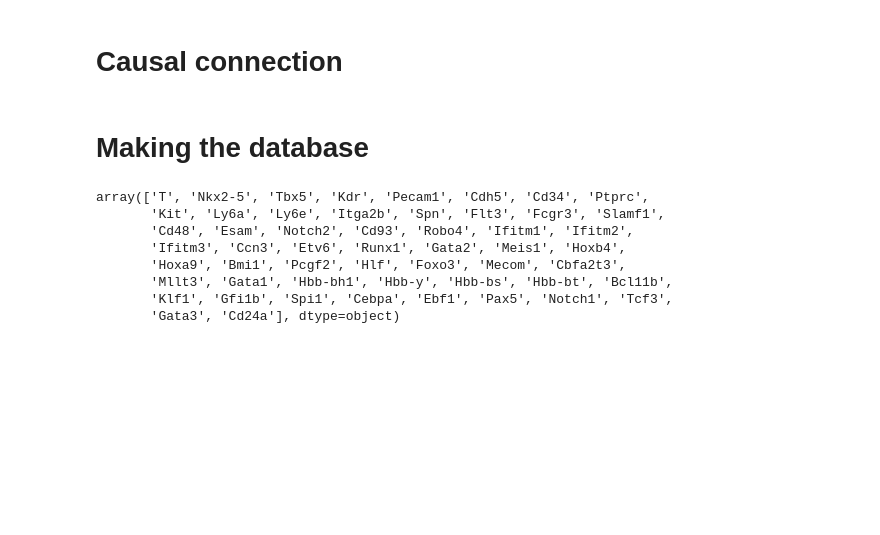
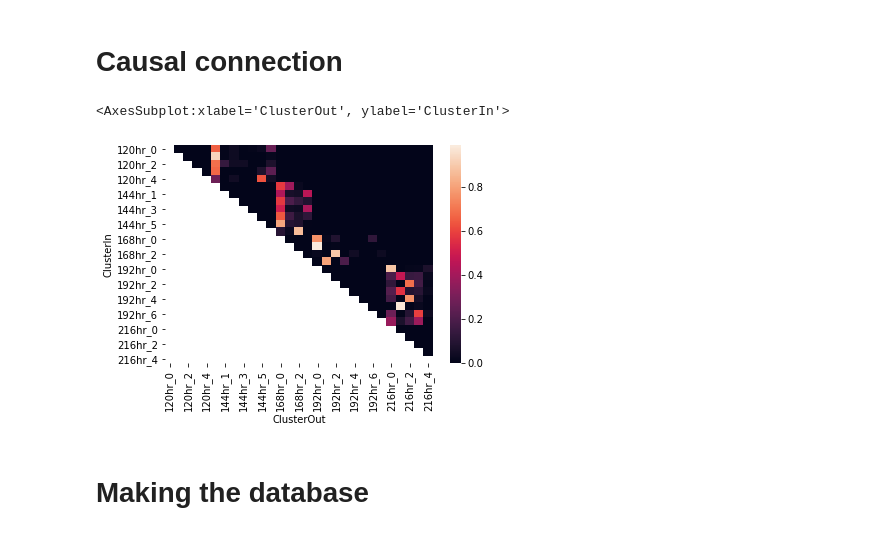
Before and after one commit to dsb-lab/blood_gastruloids, a Jupyter notebook: Analysis/5_Time_reconstruction.ipynb, the cells around one changed output. Drawn from its saved outputs; the diff is of its cells as text; code cells hidden in the pictures; blank space fills up the shorter version.

```diff
--- a/Analysis/5_Time_reconstruction.ipynb
+++ b/Analysis/5_Time_reconstruction.ipynb
@@ -22,7 +22,7 @@ bbknn.bbknn(adata,use_rep="X_pca",batch_key="Time",n_pcs=PCA,metric=METRIC,neigh
 # %%
 def make_edges(a,key_stages,key_clusters,stages):
 
-    #Disconnect
+    #Make causal edge list
     m = pd.DataFrame()
 
     m["In"] = adata.uns["neighbors"]["distances"].nonzero()[0]
@@ -56,11 +56,25 @@ def make_edges(a,key_stages,key_clusters,stages):
         for j,stageOut in enumerate(stages[i+1:]):
 
                 m.loc[m.loc[:,"Stage"] == (stageIn+"_"+stageOut),"Forward"] = True
-#     m["Stage"] = m["Stage"].cat.remove_unused_categories()
 
-    return m
+    #Filter edges
+    #Hard threshold
 
-# distances_prunned = sp.sparse.csc_matrix((m["Distances"],(m["In"],m["Out"])))
-# connectivities_prunned = sp.sparse.csc_matrix((m["Connectivities"],(m["In"],m["Out"])))
+    s = m[m["Forward"].values].groupby(["ClusterIn","ClusterOut"]).size().unstack()
+    s2 = m[np.invert(m["Forward"].values)].groupby(["ClusterOut","ClusterIn"]).size().unstack()
+
+    sIn = s.transpose()
+    sIn = sIn/sIn.sum(axis=0)
+    sIn = sIn.transpose()
+
+    sIn = sIn.fillna(0)
+
+    sOut = s2.transpose()
+    sOut = sOut/sOut.sum(axis=0)
+    sOut = sOut.transpose()
+
+    sOut = sOut.fillna(0)
+
+    return {"edges":m,"forward":sIn,"backward":sOut,"stage-cluster":m[["StageIn","ClusterIn"]].drop_duplicates().set_index("ClusterIn")}
 # %%
-m = make_edges(adata,"Time","leiden",np.sort(adata.obs["Time"].unique()))
+edges = make_edges(adata,"Time","leiden",np.sort(adata.obs["Time"].unique()))
@@ -82,3 +81,10 @@ sOut = sOut.fillna(0).transpose()
+# %%
+mask = np.triu(np.ones_like(edges["forward"], dtype=bool)).transpose()
+
+sns.heatmap(edges["forward"],mask=mask)
+# %% [output]
+<AxesSubplot:xlabel='ClusterOut', ylabel='ClusterIn'>
+[figure, added]
 # %% [markdown]
 # Making the database
 # %%
@@ -175,11 +189,0 @@ make_json_graph_database(adata,sIn,sOut,"cytoscape/data.json","gene_name","leide
-# %%
-genes.values[:,0]
-# %% [output]
-array(['T', 'Nkx2-5', 'Tbx5', 'Kdr', 'Pecam1', 'Cdh5', 'Cd34', 'Ptprc',
-       'Kit', 'Ly6a', 'Ly6e', 'Itga2b', 'Spn', 'Flt3', 'Fcgr3', 'Slamf1',
-       'Cd48', 'Esam', 'Notch2', 'Cd93', 'Robo4', 'Ifitm1', 'Ifitm2',
-       'Ifitm3', 'Ccn3', 'Etv6', 'Runx1', 'Gata2', 'Meis1', 'Hoxb4',
-       'Hoxa9', 'Bmi1', 'Pcgf2', 'Hlf', 'Foxo3', 'Mecom', 'Cbfa2t3',
-       'Mllt3', 'Gata1', 'Hbb-bh1', 'Hbb-y', 'Hbb-bs', 'Hbb-bt', 'Bcl11b',
-       'Klf1', 'Gfi1b', 'Spi1', 'Cebpa', 'Ebf1', 'Pax5', 'Notch1', 'Tcf3',
-       'Gata3', 'Cd24a'], dtype=object)
```
Also changed, not shown: parts of 6 cells of this notebook, 10 other files.
